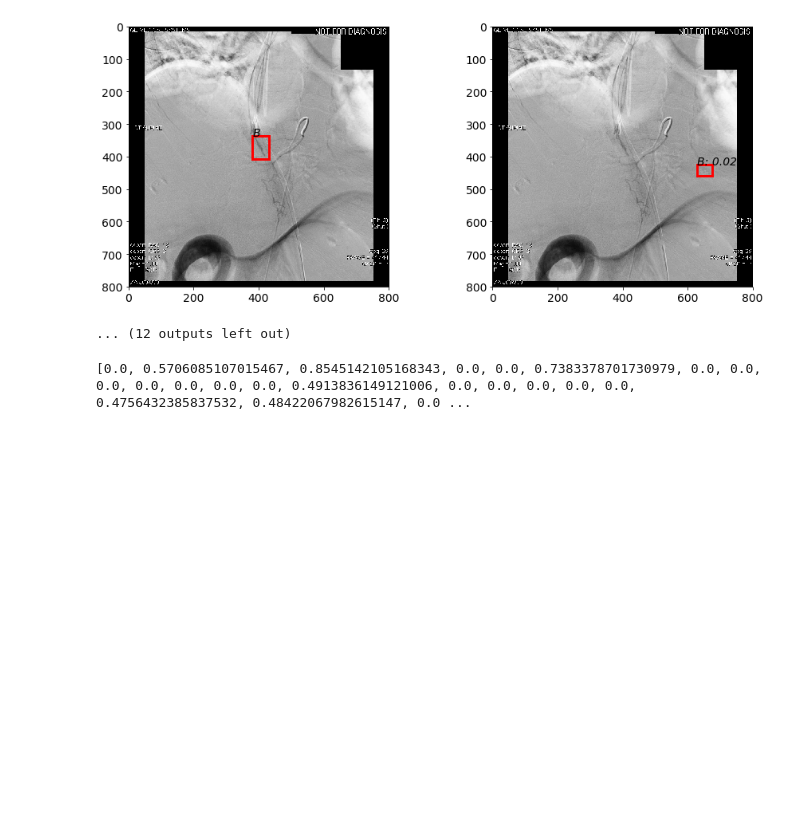
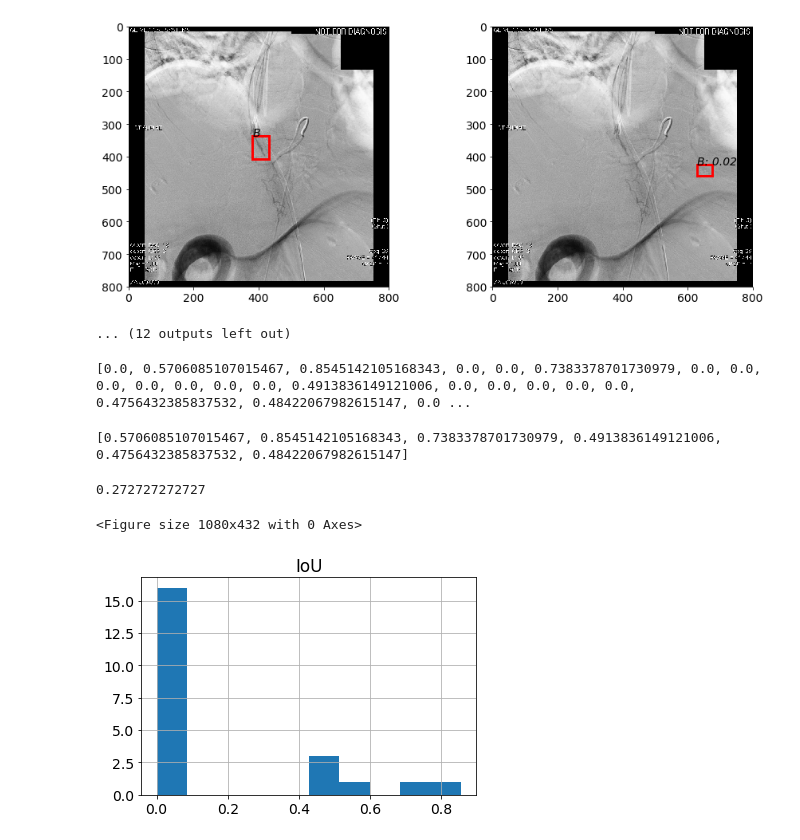
Before and after one commit to uw-cmg/MedicalImgAnalysis-BleedingSitesDetection, a Jupyter notebook: stage1/IoU.ipynb, the cells around one changed output. Cells and saved outputs as stored; diff of their text form; code cells hidden in the pictures; blank space fills up the shorter version.

```diff
--- a/stage1/IoU.ipynb
+++ b/stage1/IoU.ipynb
@@ -141,0 +144,4 @@ print(testIoUList)
+# %%
+print(Tlist)
+# %% [output]
+[0.5706085107015467, 0.8545142105168343, 0.7383378701730979, 0.4913836149121006, 0.4756432385837532, 0.48422067982615147]
@@ -141,0 +150,20 @@ print(testIoUList)
+# %%
+print(p)
+# %% [output]
+0.272727272727
+# %%
+# plot historygrarme
+import pandas as pd
+df = pd.DataFrame({'IoU' : testIoUList})
+# %%
+import matplotlib.pyplot as plt
+import time
+
+histgramFileName = "Hist_" + time.strftime("%Y%m%d_%H%M%S")
+fig = plt.figure(figsize=(15,6))
+fig, ax = plt.subplots(1,1)
+df.hist(bins=10, ax=ax)
+fig.savefig(histgramFileName)
+# %% [output]
+<Figure size 1080x432 with 0 Axes>
+[figure, added]
```
Also changed, not shown: parts of 2 cells of this notebook, 43 other files.
